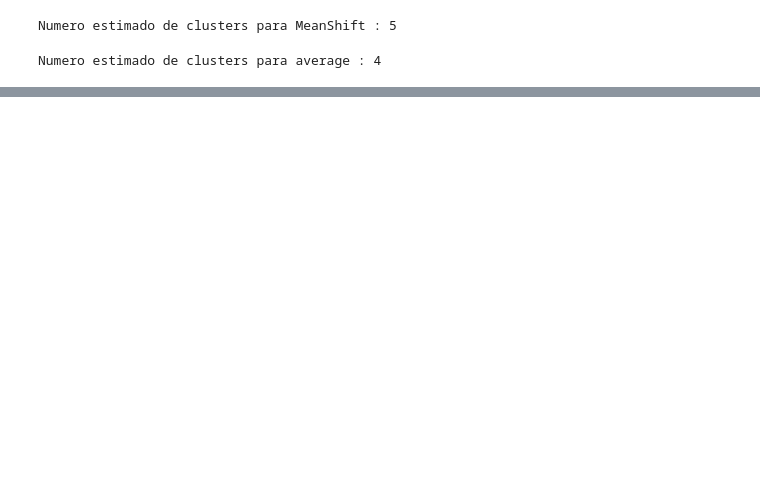
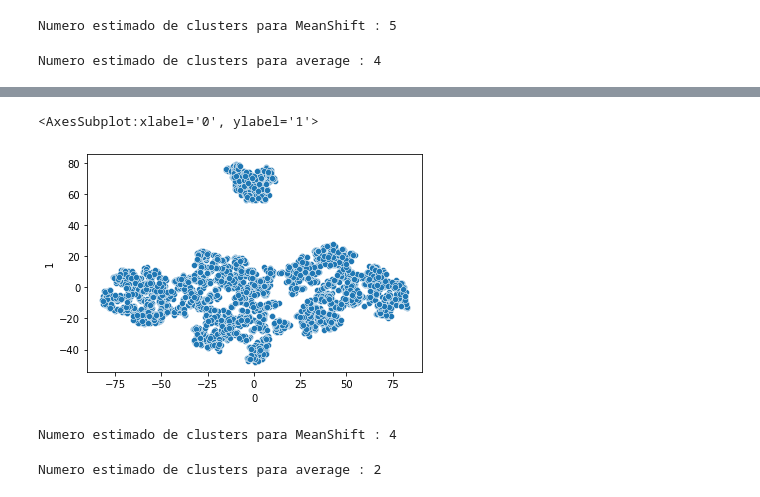
Before and after one commit to aruderman/labApNoSup, a Jupyter notebook: practico.ipynb, the cells around one changed output, grey strips where cells are left out. Cells and saved outputs as stored; diff of their text form; code cells hidden in the pictures; blank space fills up the shorter version.

```diff
--- a/practico.ipynb
+++ b/practico.ipynb
@@ -395,0 +406,9 @@ Text(0.5, 1.0, 'Jugadores agrupados por cluster WARD')
+# %%
+from sklearn import manifold
+import time
+time_start = time.time()
+
+tsne = manifold.TSNE(n_components=2, verbose=1,perplexity=30, n_iter=1000)
+df_tsne = pd.DataFrame(tsne.fit_transform(df_pca))
+
+print ('t-SNE done! Time elapsed: {} seconds'.format(time.time()-time_start))
@@ -395,0 +426,5 @@ Text(0.5, 1.0, 'Jugadores agrupados por cluster WARD')
+# %%
+sns.scatterplot(df_tsne[0], df_tsne[1])
+# %% [output]
+<AxesSubplot:xlabel='0', ylabel='1'>
+[figure, added]
@@ -395,0 +440,33 @@ Text(0.5, 1.0, 'Jugadores agrupados por cluster WARD')
+# %%
+#meanshift
+
+bandwidth = estimate_bandwidth(df_tsne, quantile=0.12, n_samples=500)
+
+ms = MeanShift(bandwidth=bandwidth, bin_seeding=True)
+
+ms.fit(df_tsne)
+
+clusters2 = ms.labels_
+cluster_centers = ms.cluster_centers_
+
+labels_unique = np.unique(clusters2)
+n_clusters_ = len(labels_unique)
+
+print("Numero estimado de clusters para MeanShift : %d" % n_clusters_)
+# %% [output]
+Numero estimado de clusters para MeanShift : 4
+# %%
+#agglomerative
+
+n_clusters = 5
+
+A = kneighbors_graph(df_tsne, 2, mode='connectivity', include_self=True)
+
+ward = AgglomerativeClustering( linkage='average', connectivity=A, affinity='cosine')
+ward.fit(df_tsne)
+cluster4 = ward.labels_
+labels_unique = np.unique(cluster4)
+n_clusters_ = len(labels_unique)
+print("Numero estimado de clusters para average : %d" % n_clusters_)
+# %% [output]
+Numero estimado de clusters para average : 2
```
Also changed, not shown: parts of 20 cells of this notebook.
